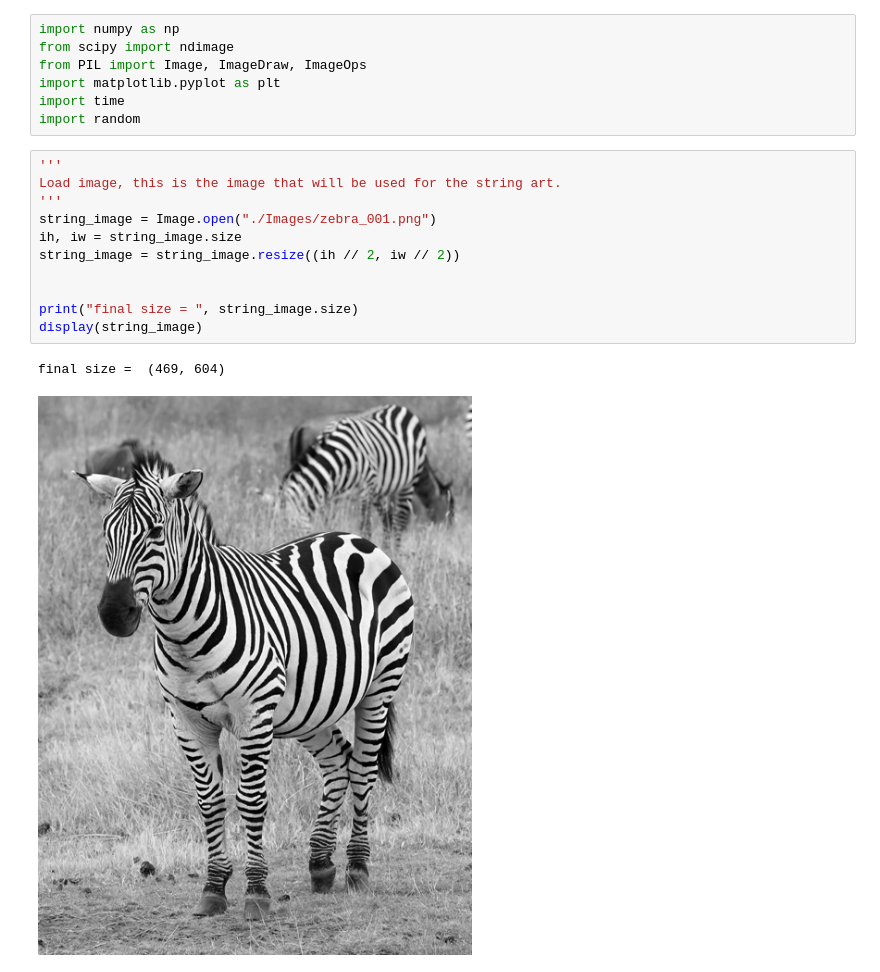
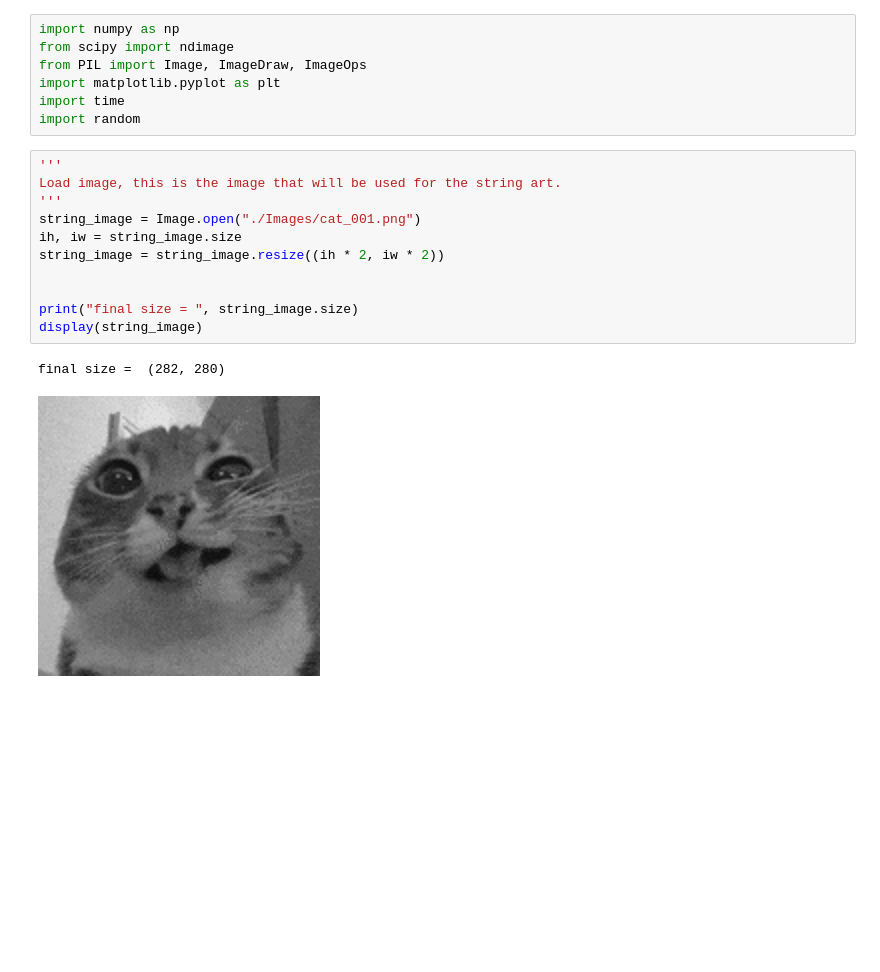
Before and after one commit to kjinks/StringOMatic, a Jupyter notebook: string_o_matic.ipynb, the cells around one changed output. Drawn from its saved outputs; the diff is of its cells as text; blank space fills up the shorter version.

```diff
--- a/string_o_matic.ipynb
+++ b/string_o_matic.ipynb
@@ -18,17 +18,17 @@ import random
 # %%
 '''
 Load image, this is the image that will be used for the string art.
 '''
-string_image = Image.open("./Images/zebra_001.png")
+string_image = Image.open("./Images/cat_001.png")
 ih, iw = string_image.size
-string_image = string_image.resize((ih // 2, iw // 2))
+string_image = string_image.resize((ih * 2, iw * 2))
 
 
 print("final size = ", string_image.size)
 display(string_image)
 # %% [output]
-final size =  (469, 604)
+final size =  (282, 280)
-[figure, old version]
+[figure, new version]
 # %%
 """
 June 2026 I asked Claude AI to produce this alogorithm. This is the prompt I used:
```
Also changed, not shown: parts of 7 cells of this notebook.
